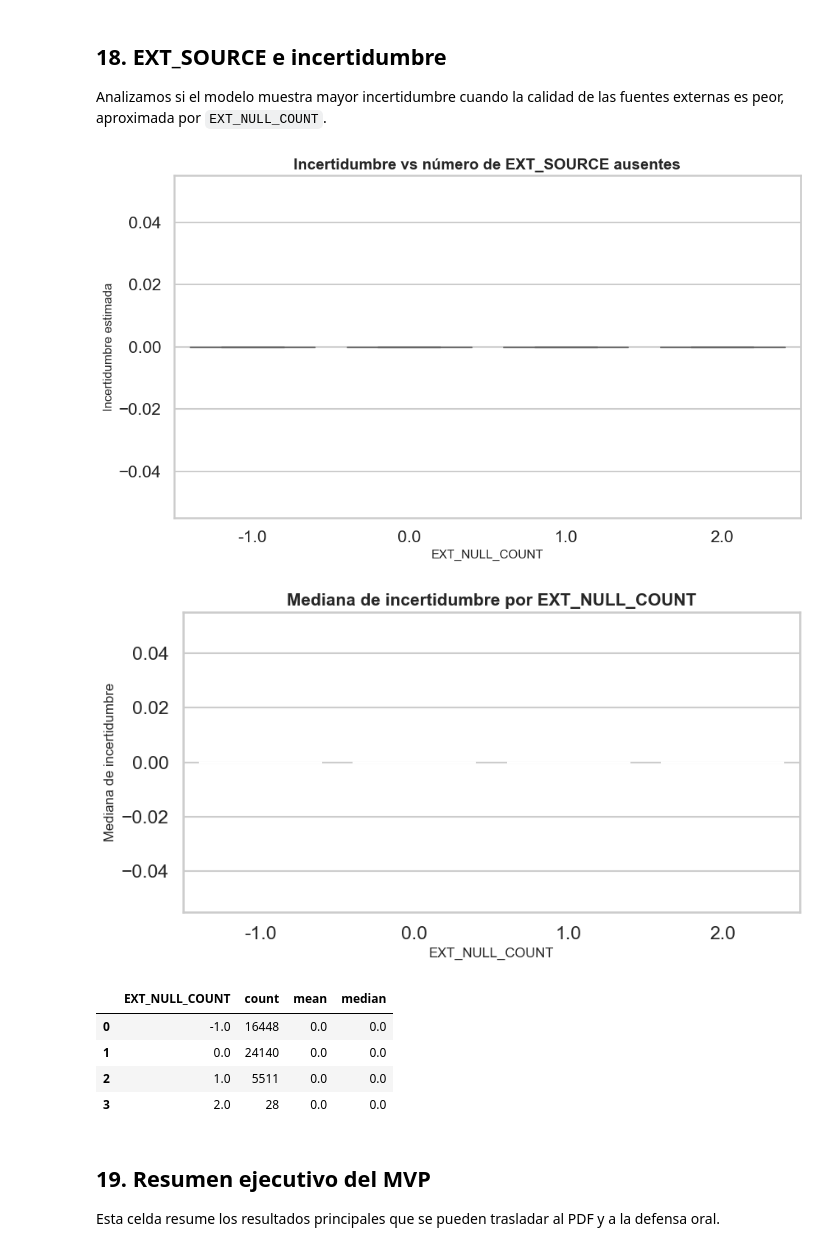
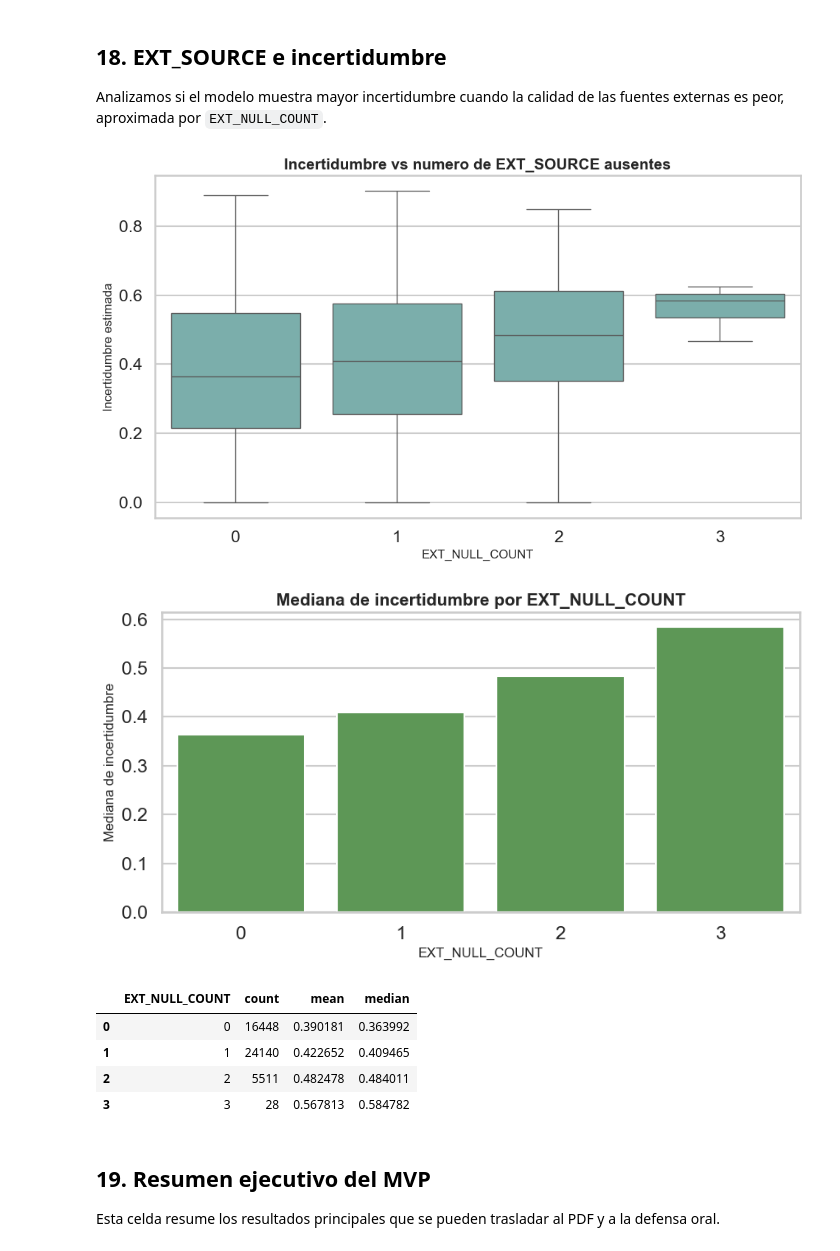
Before and after one commit to marcocorpacriado-pixel/taller-redes-confiables, a Jupyter notebook: notebooks/01_mvp_dani_professional.ipynb, the cells around one changed output. Saved outputs shown, nothing was run; the diff lists cells and outputs as text; code cells hidden in the pictures.

```diff
--- a/notebooks/01_mvp_dani_professional.ipynb
+++ b/notebooks/01_mvp_dani_professional.ipynb
@@ -613,6 +618,8 @@ uncertainty_trainer = UncertaintyMVPTrainer(
     config=UncertaintyModelConfig(
         hidden_units=(32,),
         dropout=0.3,
+        output_activation="softplus",
+        normalize_inputs=True,
         batch_size=BATCH_SIZE,
         epochs=50,
         early_stopping_patience=10,
@@ -631,6 +638,11 @@ uncertainty_result = uncertainty_trainer.run(
 
 unc = pd.read_csv(TABLES / "uncertainty_test.csv")
 unc_summary = pd.read_csv(TABLES / "uncertainty_summary_by_target.csv")
+unc["EXT_NULL_COUNT"] = unc["EXT_NULL_COUNT"].astype(int)
+
+assert unc["uncertainty"].nunique() > 1, "M2 produjo incertidumbre constante."
+assert set(unc["EXT_NULL_COUNT"].unique()).issubset({0, 1, 2, 3})
+
 display(unc.head())
 display(unc_summary)
 # %% [output]
@@ -691,38 +731,47 @@ plt.show()
 
 Analizamos si el modelo muestra mayor incertidumbre cuando la calidad de las fuentes externas es peor, aproximada por `EXT_NULL_COUNT`.
 # %%
+assert unc["uncertainty"].nunique() > 1, "M2 produjo incertidumbre constante."
+assert set(unc["EXT_NULL_COUNT"].unique()).issubset({0, 1, 2, 3})
+
+unc["EXT_NULL_COUNT"] = pd.Categorical(
+    unc["EXT_NULL_COUNT"].astype(int),
+    categories=[0, 1, 2, 3],
+    ordered=True,
+)
+
 ext_unc_summary = (
-    unc.groupby("EXT_NULL_COUNT")["uncertainty"]
+    unc.groupby("EXT_NULL_COUNT", observed=False)["uncertainty"]
     .agg(count="count", mean="mean", median="median")
     .reset_index()
 )
 ext_unc_summary.to_csv(TABLES / "uncertainty_by_ext_null_count.csv", index=False)
 
 plt.figure(figsize=(10, 6))
-sns.boxplot(data=unc, x="EXT_NULL_COUNT", y="uncertainty", color="#72B7B2")
-plt.title("Incertidumbre vs número de EXT_SOURCE ausentes")
+sns.boxplot(data=unc, x="EXT_NULL_COUNT", y="uncertainty", color="#72B7B2", order=[0, 1, 2, 3])
+plt.title("Incertidumbre vs numero de EXT_SOURCE ausentes")
 plt.xlabel("EXT_NULL_COUNT")
 plt.ylabel("Incertidumbre estimada")
 save_figure("ext_null_count_vs_uncertainty_boxplot.png")
 plt.show()
 
 plt.figure(figsize=(9, 5))
-sns.barplot(data=ext_unc_summary, x="EXT_NULL_COUNT", y="median", color="#54A24B")
+sns.barplot(data=ext_unc_summary, x="EXT_NULL_COUNT", y="median", color="#54A24B", order=[0, 1, 2, 3])
 plt.title("Mediana de incertidumbre por EXT_NULL_COUNT")
 plt.xlabel("EXT_NULL_COUNT")
 plt.ylabel("Mediana de incertidumbre")
 save_figure("ext_null_count_vs_uncertainty_median.png")
 plt.show()
 
 display(ext_unc_summary)
 # %% [output]
-[figure, old version]
+[figure, new version]
-[figure, old version]
+[figure, new version]
 |  | EXT_NULL_COUNT | count | mean | median |
-| 0 | -1.0 | 16448 | 0.0 | 0.0 |
-| 1 | 0.0 | 24140 | 0.0 | 0.0 |
-| 2 | 1.0 | 5511 | 0.0 | 0.0 |
-| 3 | 2.0 | 28 | 0.0 | 0.0 |
+| 0 | 0 | 16448 | 0.390181 | 0.363992 |
+| 1 | 1 | 24140 | 0.422652 | 0.409465 |
+| 2 | 2 | 5511 | 0.482478 | 0.484011 |
+| 3 | 3 | 28 | 0.567813 | 0.584782 |
 # %% [markdown]
 ## 19. Resumen ejecutivo del MVP
 
```
Also changed, not shown: parts of 6 cells of this notebook, 12 other files.
